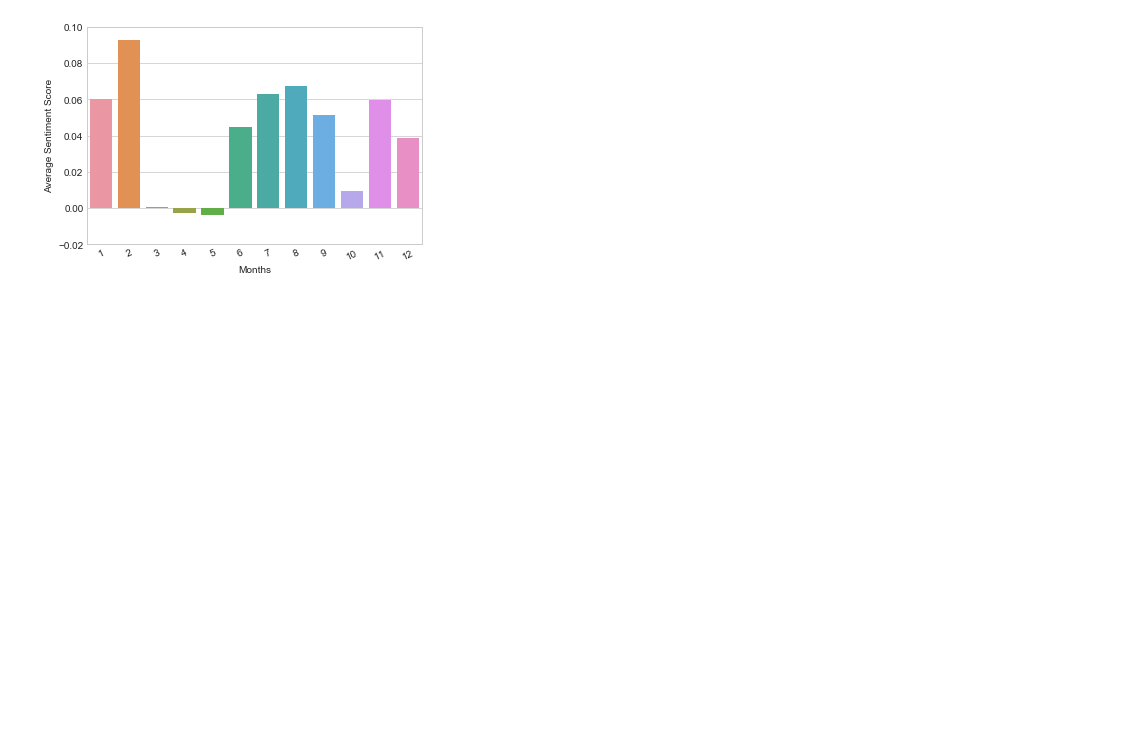
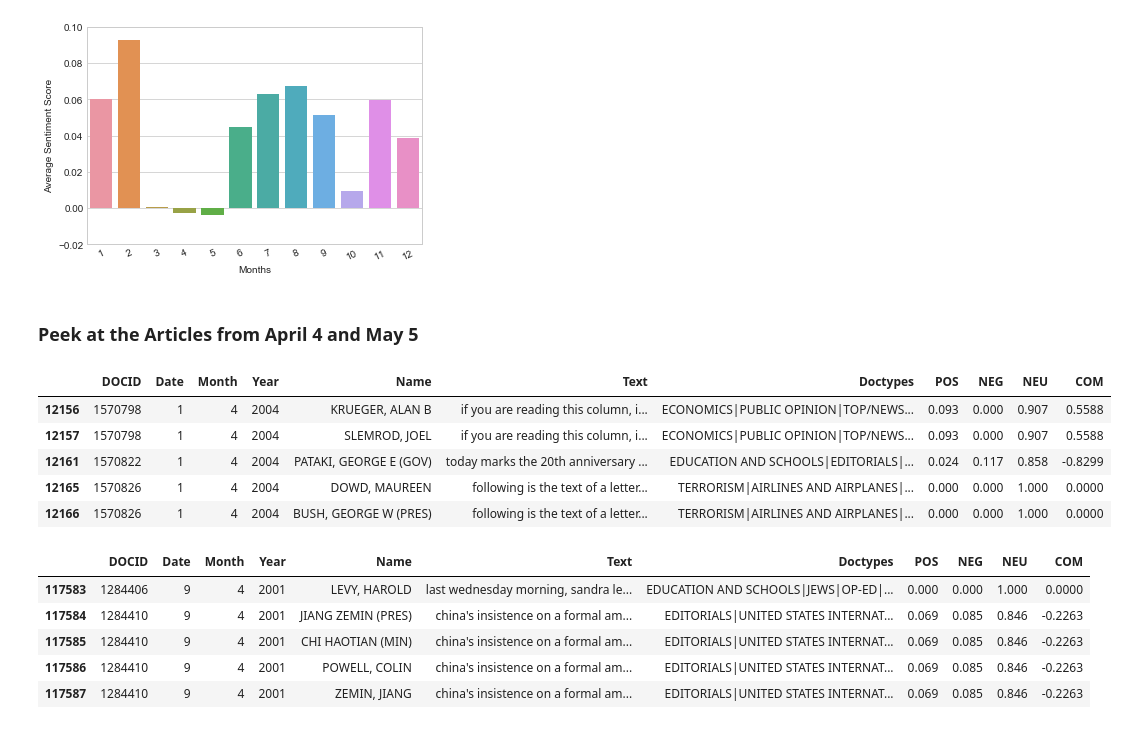
Before and after one commit to Data-Science-for-Linguists/NYT_Figures_Sentiment_Analysis, a Jupyter notebook: jupyter_notebooks/processing_and_analysis.ipynb, the cells around one changed output. Cells and saved outputs as stored; diff of their text form; code cells hidden in the pictures; blank space fills up the shorter version.

```diff
--- a/jupyter_notebooks/processing_and_analysis.ipynb
+++ b/jupyter_notebooks/processing_and_analysis.ipynb
@@ -418,3 +523,22 @@ plt.show()
 <matplotlib.text.Text at 0x...>
 (-0.02, 0.1)
 [figure]
+# %% [markdown]
+### Peek at the Articles from April 4 and May 5
+# %%
+april = opinions[opinions["Month"] == "4"]
+april.head()
+april.tail()
+# %% [output]
+|  | DOCID | Date | Month | Year | Name | Text | Doctypes | POS | NEG | NEU | COM |
+| 12156 | 1570798 | 1 | 4 | 2004 | KRUEGER, ALAN B | if you are reading this column, i... | ECONOMICS|PUBLIC OPINION|TOP/NEWS... | 0.093 | 0.000 | 0.907 | 0.5588 |
+| 12157 | 1570798 | 1 | 4 | 2004 | SLEMROD, JOEL | if you are reading this column, i... | ECONOMICS|PUBLIC OPINION|TOP/NEWS... | 0.093 | 0.000 | 0.907 | 0.5588 |
+| 12161 | 1570822 | 1 | 4 | 2004 | PATAKI, GEORGE E (GOV) | today marks the 20th anniversary ... | EDUCATION AND SCHOOLS|EDITORIALS|... | 0.024 | 0.117 | 0.858 | -0.8299 |
+| 12165 | 1570826 | 1 | 4 | 2004 | DOWD, MAUREEN | following is the text of a letter... | TERRORISM|AIRLINES AND AIRPLANES|... | 0.000 | 0.000 | 1.000 | 0.0000 |
+| 12166 | 1570826 | 1 | 4 | 2004 | BUSH, GEORGE W (PRES) | following is the text of a letter... | TERRORISM|AIRLINES AND AIRPLANES|... | 0.000 | 0.000 | 1.000 | 0.0000 |
+|  | DOCID | Date | Month | Year | Name | Text | Doctypes | POS | NEG | NEU | COM |
+| 117583 | 1284406 | 9 | 4 | 2001 | LEVY, HAROLD | last wednesday morning, sandra le... | EDUCATION AND SCHOOLS|JEWS|OP-ED|... | 0.000 | 0.000 | 1.000 | 0.0000 |
+| 117584 | 1284410 | 9 | 4 | 2001 | JIANG ZEMIN (PRES) | china's insistence on a formal am... | EDITORIALS|UNITED STATES INTERNAT... | 0.069 | 0.085 | 0.846 | -0.2263 |
+| 117585 | 1284410 | 9 | 4 | 2001 | CHI HAOTIAN (MIN) | china's insistence on a formal am... | EDITORIALS|UNITED STATES INTERNAT... | 0.069 | 0.085 | 0.846 | -0.2263 |
+| 117586 | 1284410 | 9 | 4 | 2001 | POWELL, COLIN | china's insistence on a formal am... | EDITORIALS|UNITED STATES INTERNAT... | 0.069 | 0.085 | 0.846 | -0.2263 |
+| 117587 | 1284410 | 9 | 4 | 2001 | ZEMIN, JIANG | china's insistence on a formal am... | EDITORIALS|UNITED STATES INTERNAT... | 0.069 | 0.085 | 0.846 | -0.2263 |
```
Also changed, not shown: parts of 25 cells of this notebook, 1 other file.
